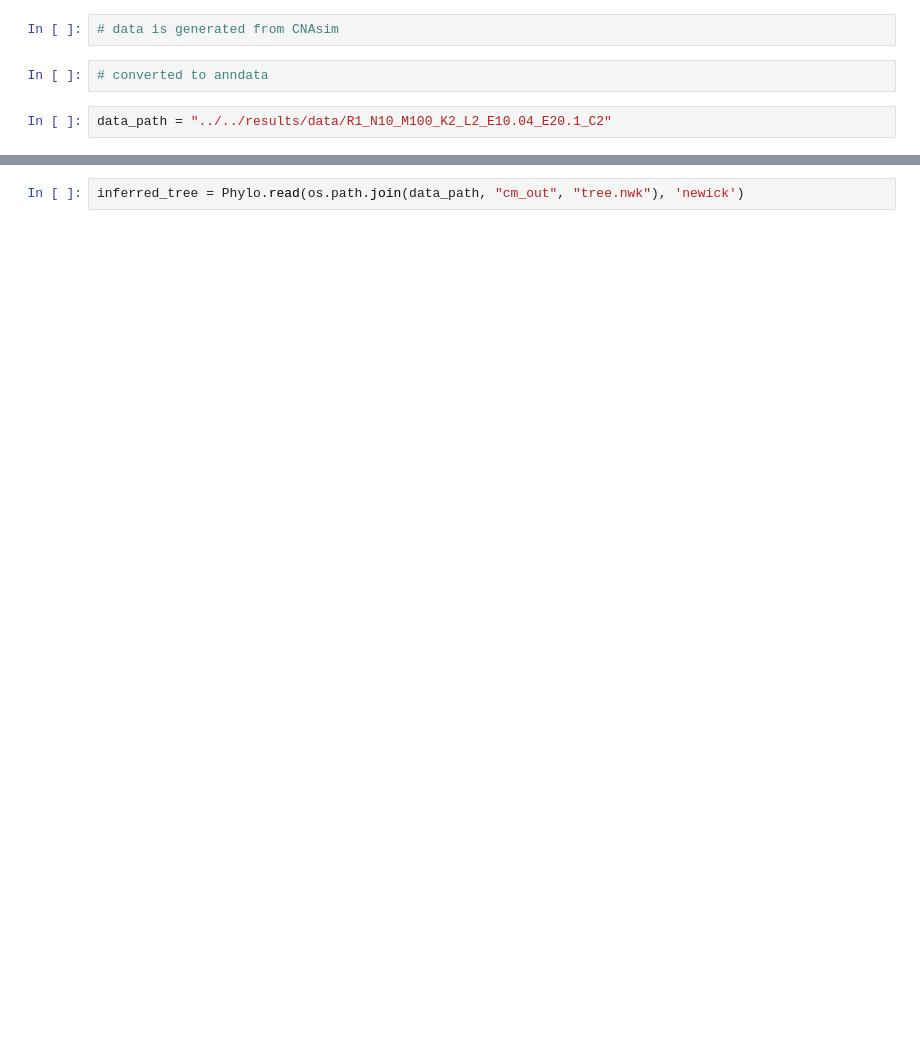
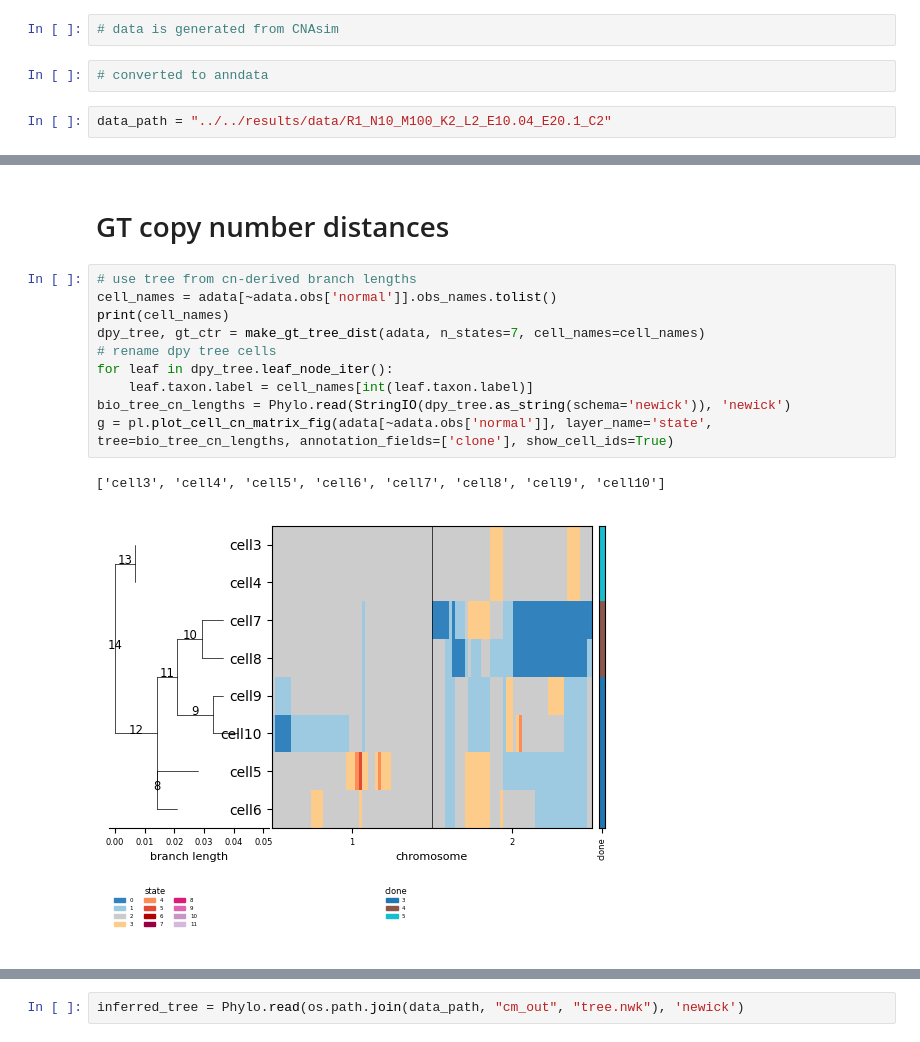
Before and after one commit to wxx20020407/cellmates_speedup, a Jupyter notebook: reproducibility/workflows/cnasim_performance/workflow/notebooks/demo.ipynb, the cells around one changed output, grey strips where cells are left out. Drawn from its saved outputs; the diff is of its cells as text; blank space fills up the shorter version.

```diff
--- a/reproducibility/workflows/cnasim_performance/workflow/notebooks/demo.ipynb
+++ b/reproducibility/workflows/cnasim_performance/workflow/notebooks/demo.ipynb
@@ -36,3 +38,18 @@ g = pl.plot_cell_cn_matrix_fig(adata, layer_name='state', tree=bio_tree, annotat
+# %% [markdown]
+# GT copy number distances
+# %%
+# use tree from cn-derived branch lengths
+cell_names = adata[~adata.obs['normal']].obs_names.tolist()
+print(cell_names)
+dpy_tree, gt_ctr = make_gt_tree_dist(adata, n_states=7, cell_names=cell_names)
+# rename dpy tree cells
+for leaf in dpy_tree.leaf_node_iter():
+    leaf.taxon.label = cell_names[int(leaf.taxon.label)]
+bio_tree_cn_lengths = Phylo.read(StringIO(dpy_tree.as_string(schema='newick')), 'newick')
+g = pl.plot_cell_cn_matrix_fig(adata[~adata.obs['normal']], layer_name='state', tree=bio_tree_cn_lengths, annotation_fields=['clone'], show_cell_ids=True)
+# %% [output]
+['cell3', 'cell4', 'cell5', 'cell6', 'cell7', 'cell8', 'cell9', 'cell10']
+[figure, added]
 # %%
 gt_tree_nwk = adata.uns['cell-tree-newick']
 print(gt_tree_nwk)
```
Also changed, not shown: parts of 9 cells of this notebook, 13 other files.
